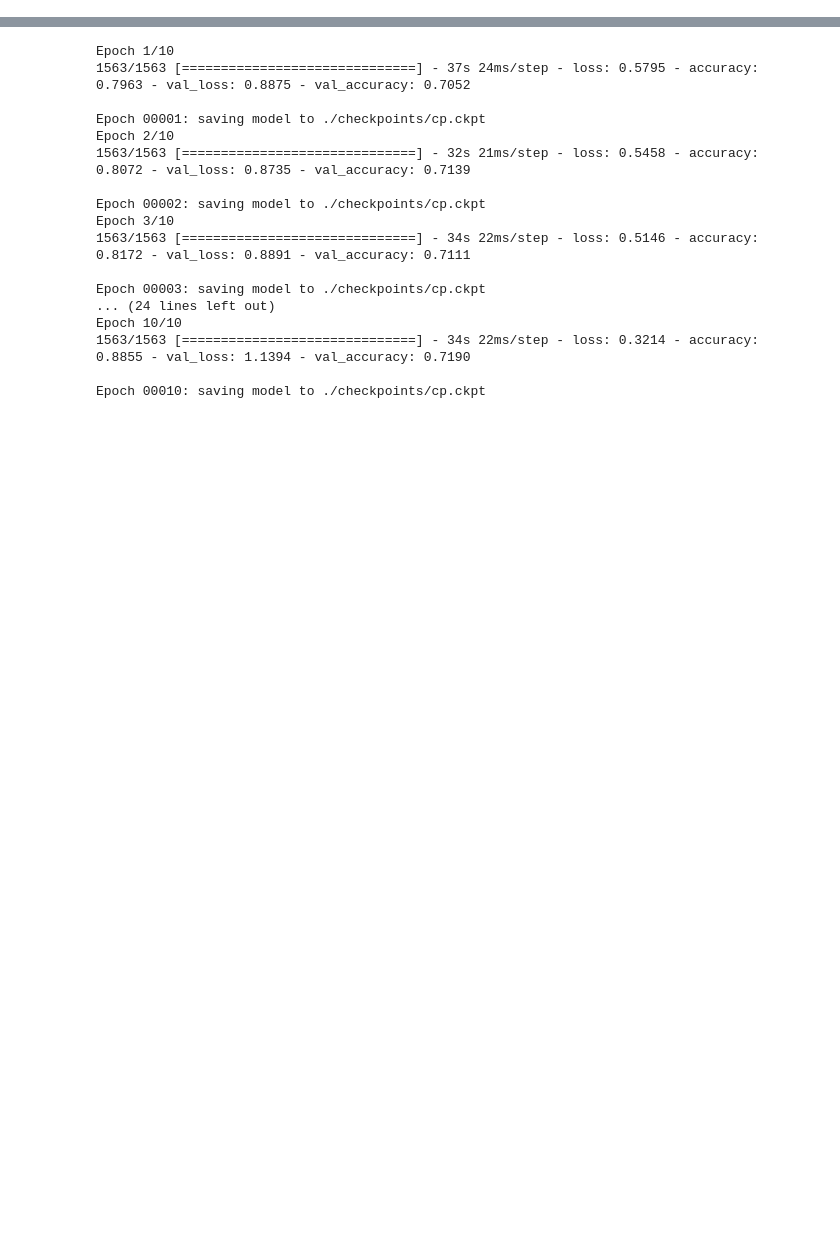
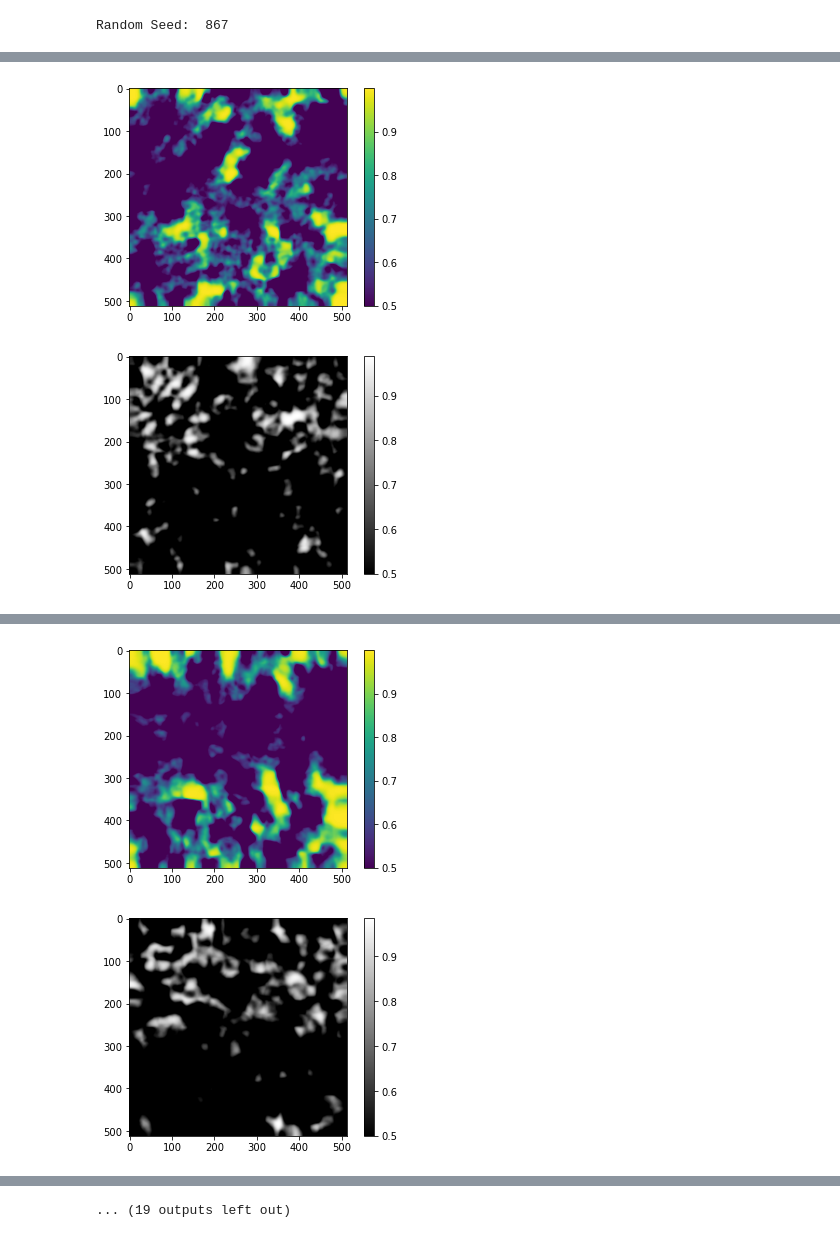
Before and after one commit to xialing95/DHM_reconstruct, a Jupyter notebook: Deep_decoder.ipynb, the cells around one changed output, grey strips where cells are left out. Cells and saved outputs as stored; diff of their text form; code cells hidden in the pictures; blank space fills up the shorter version.

```diff
--- a/Deep_decoder.ipynb
+++ b/Deep_decoder.ipynb
@@ -66,0 +96,53 @@ _________________________________________________________________
+# %%
+dtype_f = tf.float32
+
+random_seed = 867
+print("Random Seed: ", random_seed)
+random.seed(random_seed)
+tf.random.set_seed(random_seed)
+
+input_t_ref = tf.random.normal([1, 16, 16, 256], mean=0, stddev=0.1, dtype=dtype_f)
+input_t = tf.Variable(input_t_ref)
+# %% [output]
+Random Seed:  867
+# %%
+num_epochs = 1000
+amp_coef = 1.3
+trainable_variables = model.trainable_variables
+mse = tf.keras.losses.MeanSquaredError()
+optimizer = keras.optimizers.Adam()
+z = 8400
+
+for epoch in range(num_epochs):
+    with tf.GradientTape(persistent=True) as tape:
+
+        out = model(input_t, training=True)
+        out = tf.squeeze(out)
+
+        out_ph = out[..., 0]
+        out_ph = tf.scalar_mul(2 * np.pi, out_ph)
+        out_ph = tf.complex(real=tf.zeros_like(out_ph), imag=out_ph)
+
+        out_amp = out[..., 1]
+        out_amp = tf.scalar_mul(amp_coef, out_amp)
+        out_amp = tf.complex(real=out_amp, imag=tf.zeros_like(out_amp))
+        out_func = tf.multiply(out_amp, tf.math.exp(out_ph))
+
+        out_hol = solver.solve(out_func, z)
+        out_hol_amp = tf.math.pow(tf.math.abs(out_hol), 2)
+
+        loss_value = mse(out_hol_amp, hologram_amp)
+
+    grads = tape.gradient(loss_value, trainable_variables)
+    optimizer.apply_gradients(zip(grads, trainable_variables))
+
+    if epoch % 20 == 0:
+        print("Epoch {:03d}: Loss: {:.5f}".format(epoch, loss_value))
+    if epoch % 100 == 0:
+        plt.imshow(out[...,0].numpy())
+        plt.colorbar()
+        plt.show()
+        plt.imshow(out[...,1].numpy(), cmap='gray')
+        plt.colorbar()
+        plt.show()
+# %% [output]
@@ -66,0 +150,2 @@ _________________________________________________________________
+[figure, added]
+[figure, added]
@@ -66,0 +157,2 @@ _________________________________________________________________
+[figure, added]
+[figure, added]
@@ -67,25 +173,6 @@ _________________________________________________________________
+... (19 outputs left out)
 # %%
 checkpoint_path = "./checkpoints/cp.ckpt"
 checkpoint_dir = os.path.dirname(checkpoint_path)
 
 cp_callback = keras.callbacks.ModelCheckpoint(filepath=checkpoint_path, save_weights_only=True, verbose=1)
-
-history = model.fit(train_images, train_labels, epochs=10, validation_data=(test_images, test_labels), callbacks = [cp_callback])
-# %% [output]
-Epoch 1/10
-1563/1563 [==============================] - 37s 24ms/step - loss: 0.5795 - accuracy: 0.7963 - val_loss: 0.8875 - val_accuracy: 0.7052
-
-Epoch 00001: saving model to ./checkpoints/cp.ckpt
-Epoch 2/10
-1563/1563 [==============================] - 32s 21ms/step - loss: 0.5458 - accuracy: 0.8072 - val_loss: 0.8735 - val_accuracy: 0.7139
-
-Epoch 00002: saving model to ./checkpoints/cp.ckpt
-Epoch 3/10
-1563/1563 [==============================] - 34s 22ms/step - loss: 0.5146 - accuracy: 0.8172 - val_loss: 0.8891 - val_accuracy: 0.7111
-
-Epoch 00003: saving model to ./checkpoints/cp.ckpt
-... (24 lines left out)
-Epoch 10/10
-1563/1563 [==============================] - 34s 22ms/step - loss: 0.3214 - accuracy: 0.8855 - val_loss: 1.1394 - val_accuracy: 0.7190
-
-Epoch 00010: saving model to ./checkpoints/cp.ckpt
```
Also changed, not shown: parts of 6 cells of this notebook, 3 other files.
